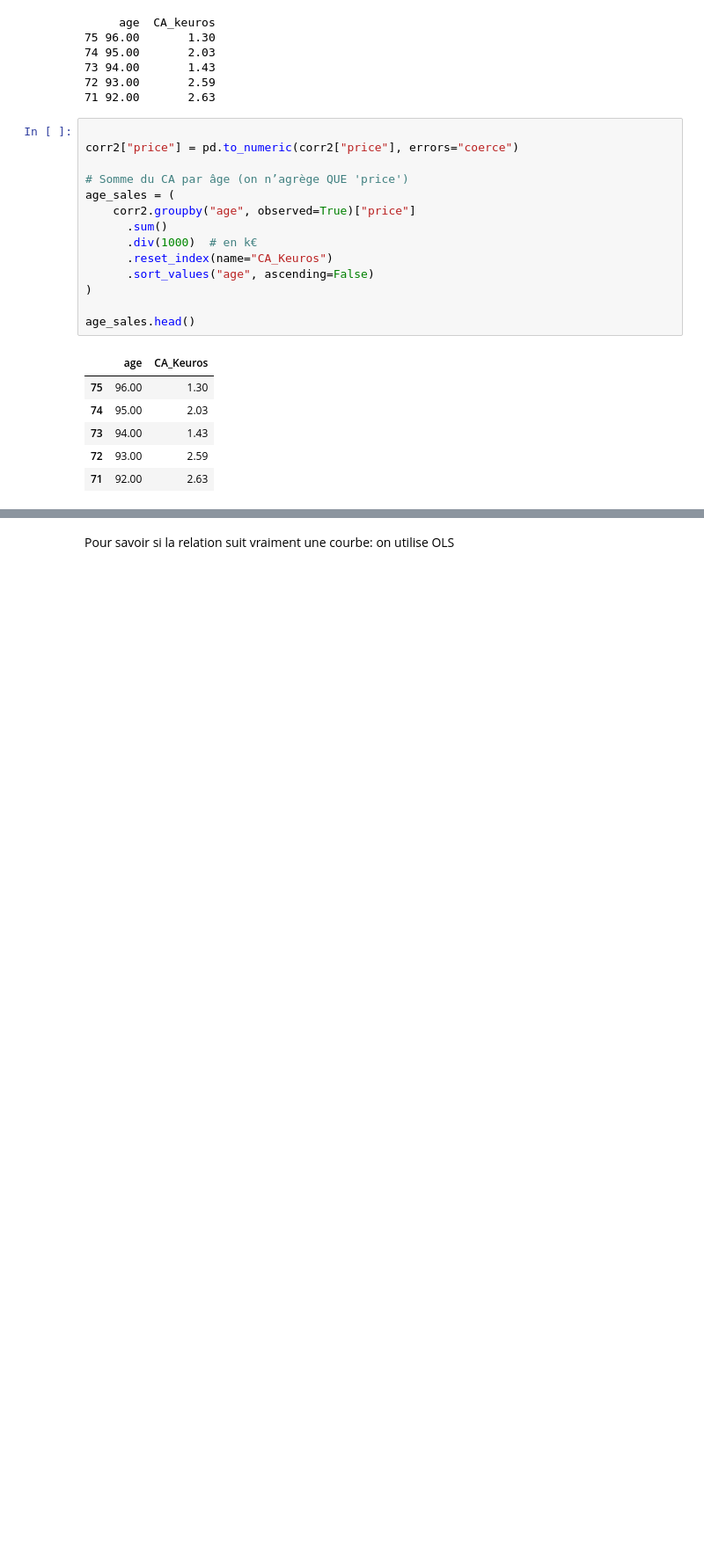
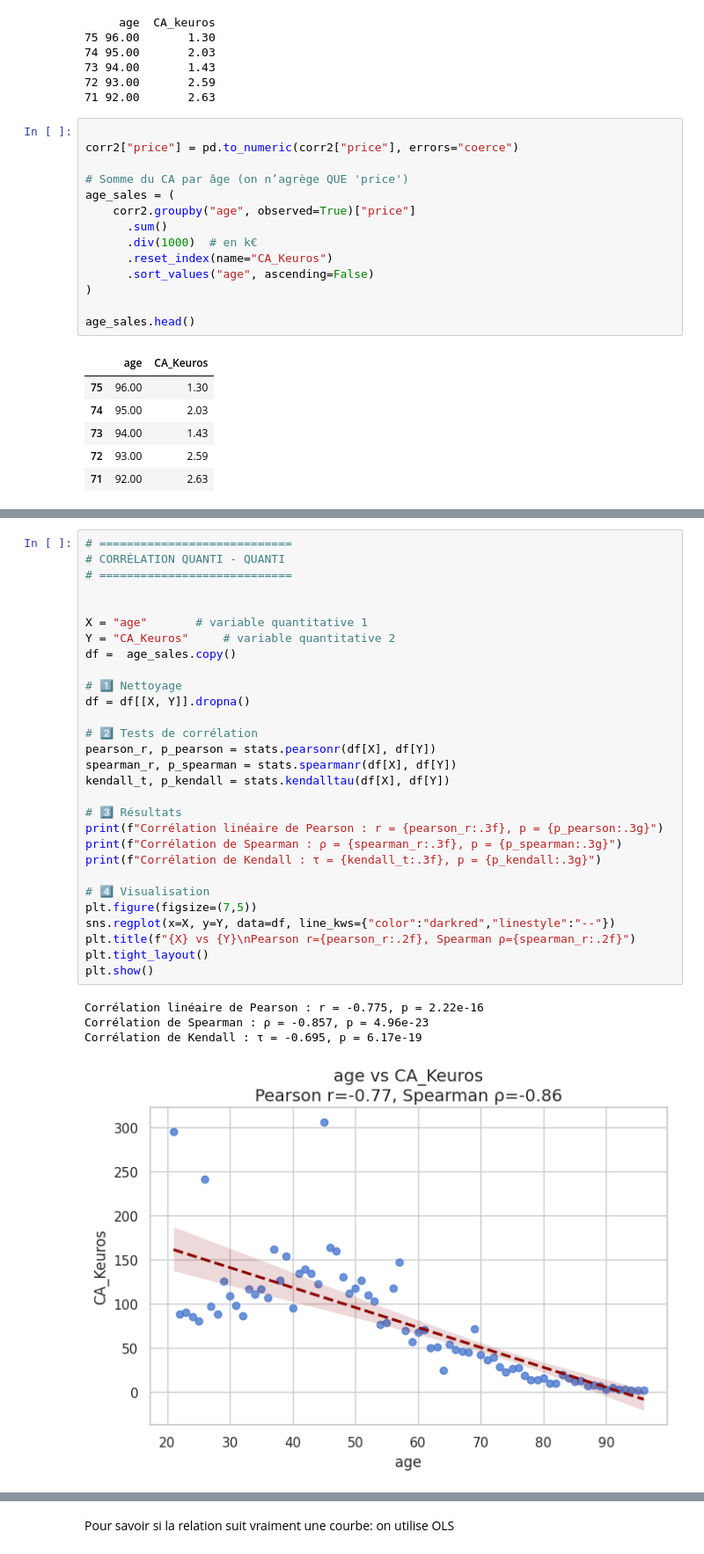
Before and after one commit to dinaglamshowroom/projet-data_oc, a Jupyter notebook: Projet4_Corrélation_3.ipynb, the cells around one changed output, grey strips where cells are left out. Shown at 88% size. Drawn from its saved outputs; the diff is of its cells as text; blank space fills up the shorter version.

```diff
--- a/Projet4_Corrélation_3.ipynb
+++ b/Projet4_Corrélation_3.ipynb
@@ -535,0 +485,34 @@ Ce résultat corrobore la corrélation de Spearman (ρ = –0.857) et confirme l
+# %%
+# ============================
+# CORRÉLATION QUANTI - QUANTI
+# ============================
+
+
+X = "age"       # variable quantitative 1
+Y = "CA_Keuros"     # variable quantitative 2
+df =  age_sales.copy()
+
+# 1️⃣ Nettoyage
+df = df[[X, Y]].dropna()
+
+# 2️⃣ Tests de corrélation
+pearson_r, p_pearson = stats.pearsonr(df[X], df[Y])
+spearman_r, p_spearman = stats.spearmanr(df[X], df[Y])
+kendall_t, p_kendall = stats.kendalltau(df[X], df[Y])
+
+# 3️⃣ Résultats
+print(f"Corrélation linéaire de Pearson : r = {pearson_r:.3f}, p = {p_pearson:.3g}")
+print(f"Corrélation de Spearman : ρ = {spearman_r:.3f}, p = {p_spearman:.3g}")
+print(f"Corrélation de Kendall : τ = {kendall_t:.3f}, p = {p_kendall:.3g}")
+
+# 4️⃣ Visualisation
+plt.figure(figsize=(7,5))
+sns.regplot(x=X, y=Y, data=df, line_kws={"color":"darkred","linestyle":"--"})
+plt.title(f"{X} vs {Y}\nPearson r={pearson_r:.2f}, Spearman ρ={spearman_r:.2f}")
+plt.tight_layout()
+plt.show()
+# %% [output]
+Corrélation linéaire de Pearson : r = -0.775, p = 2.22e-16
+Corrélation de Spearman : ρ = -0.857, p = 4.96e-23
+Corrélation de Kendall : τ = -0.695, p = 6.17e-19
+[figure, added]
```
Also changed, not shown: parts of 22 cells of this notebook.
